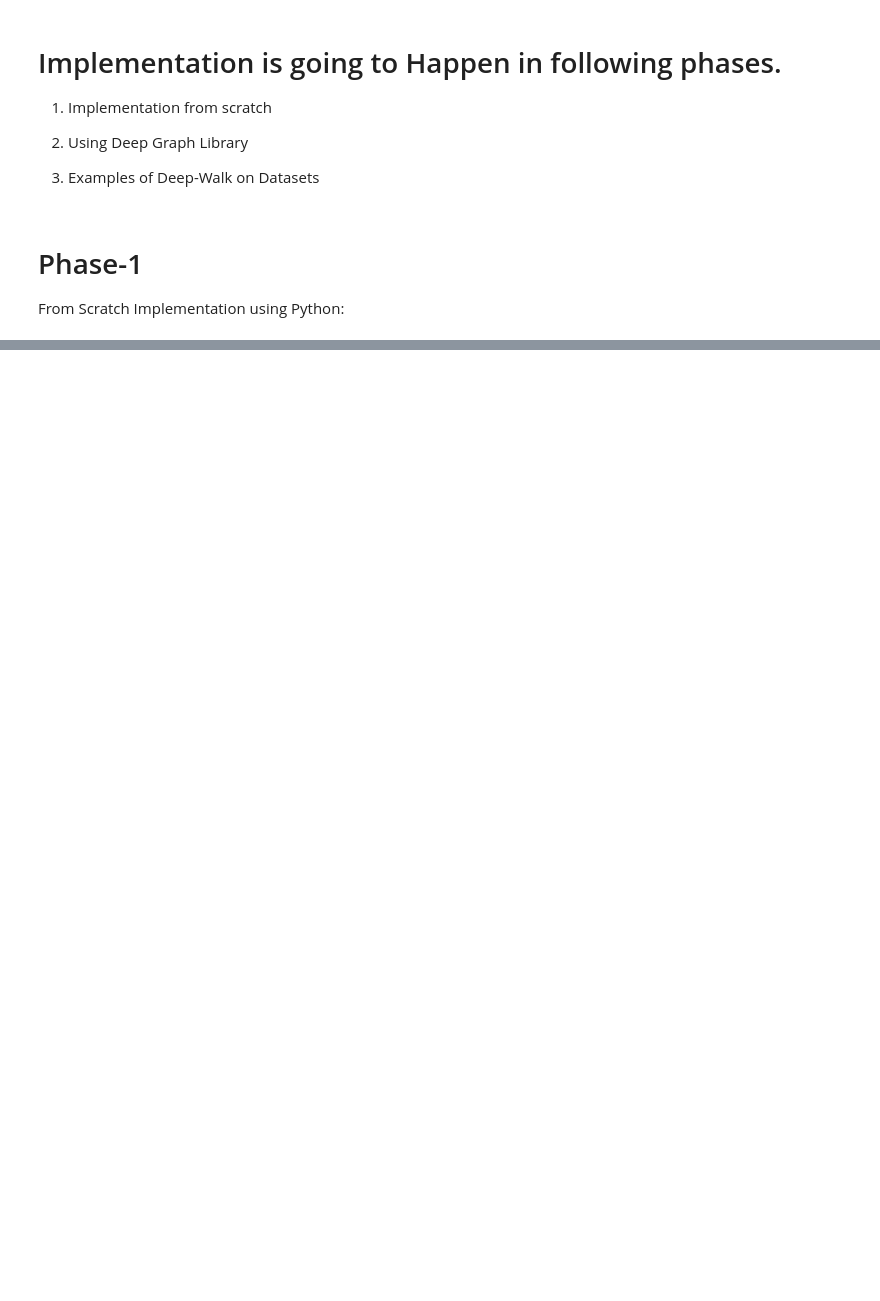
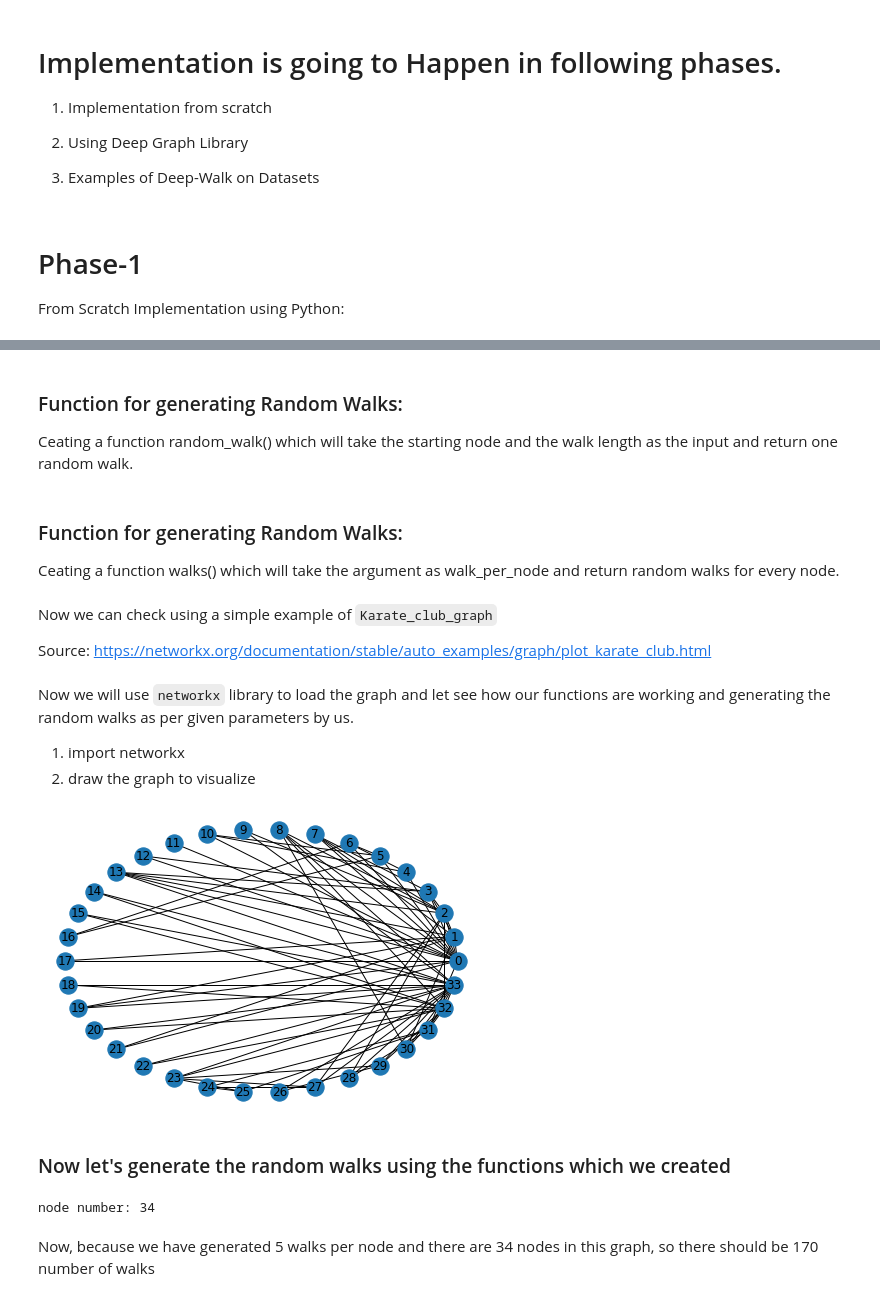
Before and after one commit to ainimesh/Graph-Machine-Learning-IITKGP, a Jupyter notebook: Deep_Walk.ipynb, the cells around one changed output, grey strips where cells are left out. Cells and saved outputs as stored; diff of their text form; code cells hidden in the pictures; blank space fills up the shorter version.

````diff
--- a/Deep_Walk.ipynb
+++ b/Deep_Walk.ipynb
@@ -133,0 +52,4 @@ array([-0.01182669,  0.00085064, -0.01528985, -0.03921663, -0.00713159,
+# %% [markdown]
+### Function for generating Random Walks:
+
+Ceating a function random_walk() which will take the starting node and the walk length as the input and return one random walk.
@@ -133,0 +71,4 @@ array([-0.01182669,  0.00085064, -0.01528985, -0.03921663, -0.00713159,
+# %% [markdown]
+### Function for generating Random Walks:
+
+Ceating a function walks() which will take the argument as walk_per_node and return random walks for every node.
@@ -133,0 +87,9 @@ array([-0.01182669,  0.00085064, -0.01528985, -0.03921663, -0.00713159,
+# %% [markdown]
+Now we can check using a simple example of ```Karate_club_graph```
+
+Source: https://networkx.org/documentation/stable/auto_examples/graph/plot_karate_club.html
+# %% [markdown]
+Now we will use ```networkx``` library to load the graph and let see how our functions are working and generating the random walks as per given parameters by us.
+
+1. import networkx
+2. draw the graph to visualize
@@ -133,0 +102,19 @@ array([-0.01182669,  0.00085064, -0.01528985, -0.03921663, -0.00713159,
+# %%
+# visualizing the graph
+nx.draw_circular(G, with_labels=True)
+plt.show()
+# %% [output]
+[figure, added]
+# %% [markdown]
+### Now let's generate the random walks using the functions which we created
+# %%
+# to store all the walks in "all_walks" variable
+# considering
+# walks_per_node = 5
+# walk_length = 10
+
+all_walks = walks(G,5,10)
+# %% [output]
+node number: 34
+# %% [markdown]
+Now, because we have generated 5 walks per node and there are 34 nodes in this graph, so there should be 170 number of walks
````
Also changed, not shown: parts of 31 cells of this notebook, 1 other file.
